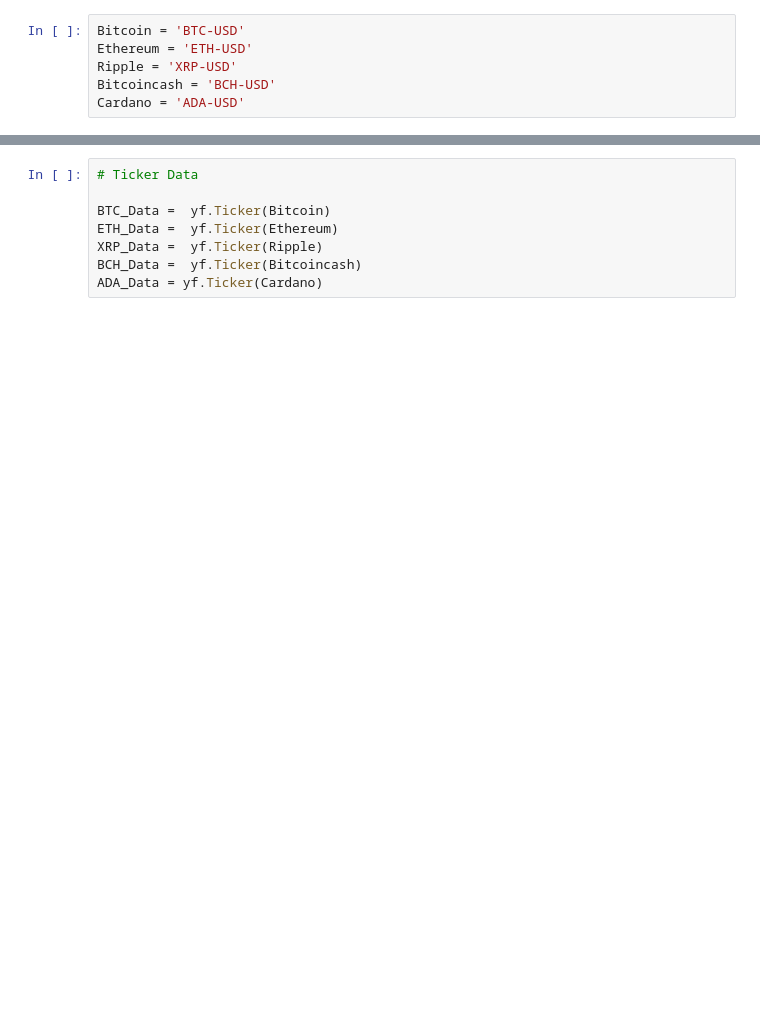
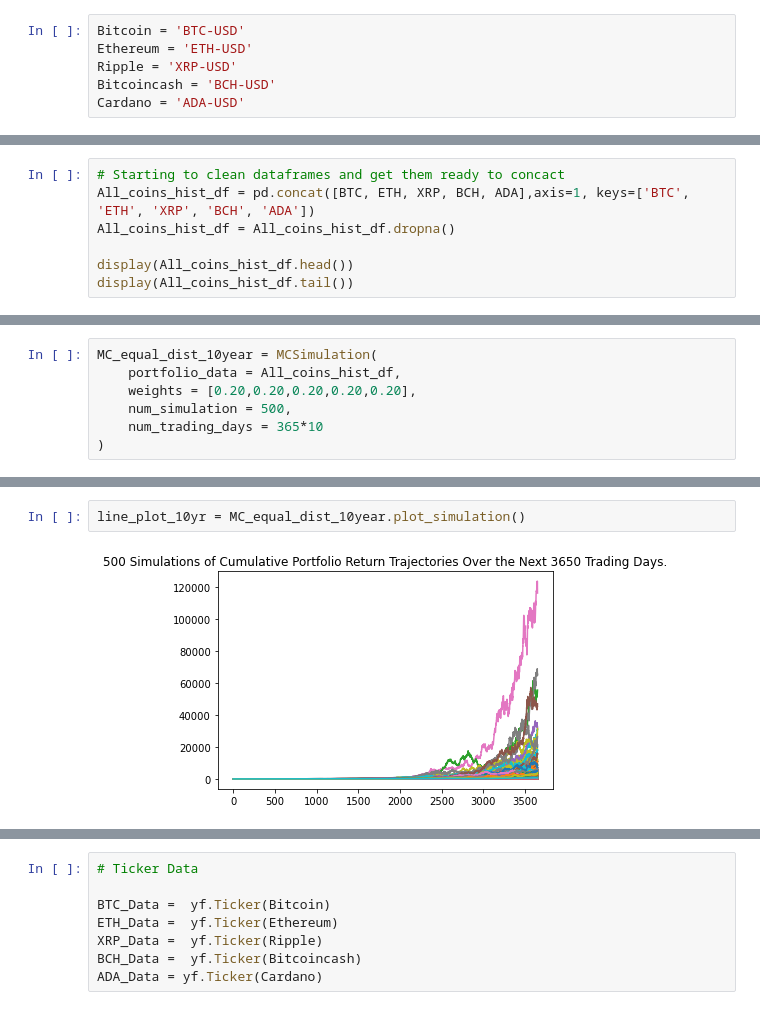
Before and after one commit to Aqui1983/Wallet-Collector-Financial-app-Project-1, a Jupyter notebook: main.ipynb, the cells around one changed output, grey strips where cells are left out. Cells and saved outputs as stored; diff of their text form; blank space fills up the shorter version.

Commit message:
cleaned data for MC sims and did a few MC sims for the coins as a test

```diff
--- a/main.ipynb
+++ b/main.ipynb
@@ -34,0 +60,7 @@ ADA
+# %%
+# Starting to clean dataframes and get them ready to concact
+All_coins_hist_df = pd.concat([BTC, ETH, XRP, BCH, ADA],axis=1, keys=['BTC', 'ETH', 'XRP', 'BCH', 'ADA'])
+All_coins_hist_df = All_coins_hist_df.dropna()
+
+display(All_coins_hist_df.head())
+display(All_coins_hist_df.tail())
@@ -34,0 +156,7 @@ ADA
+# %%
+MC_equal_dist_10year = MCSimulation(
+    portfolio_data = All_coins_hist_df,
+    weights = [0.20,0.20,0.20,0.20,0.20],
+    num_simulation = 500,
+    num_trading_days = 365*10
+)
@@ -34,0 +207,4 @@ ADA
+# %%
+line_plot_10yr = MC_equal_dist_10year.plot_simulation()
+# %% [output]
+[figure, added]
```
Also changed, not shown: parts of 18 cells of this notebook, 2 other files.
